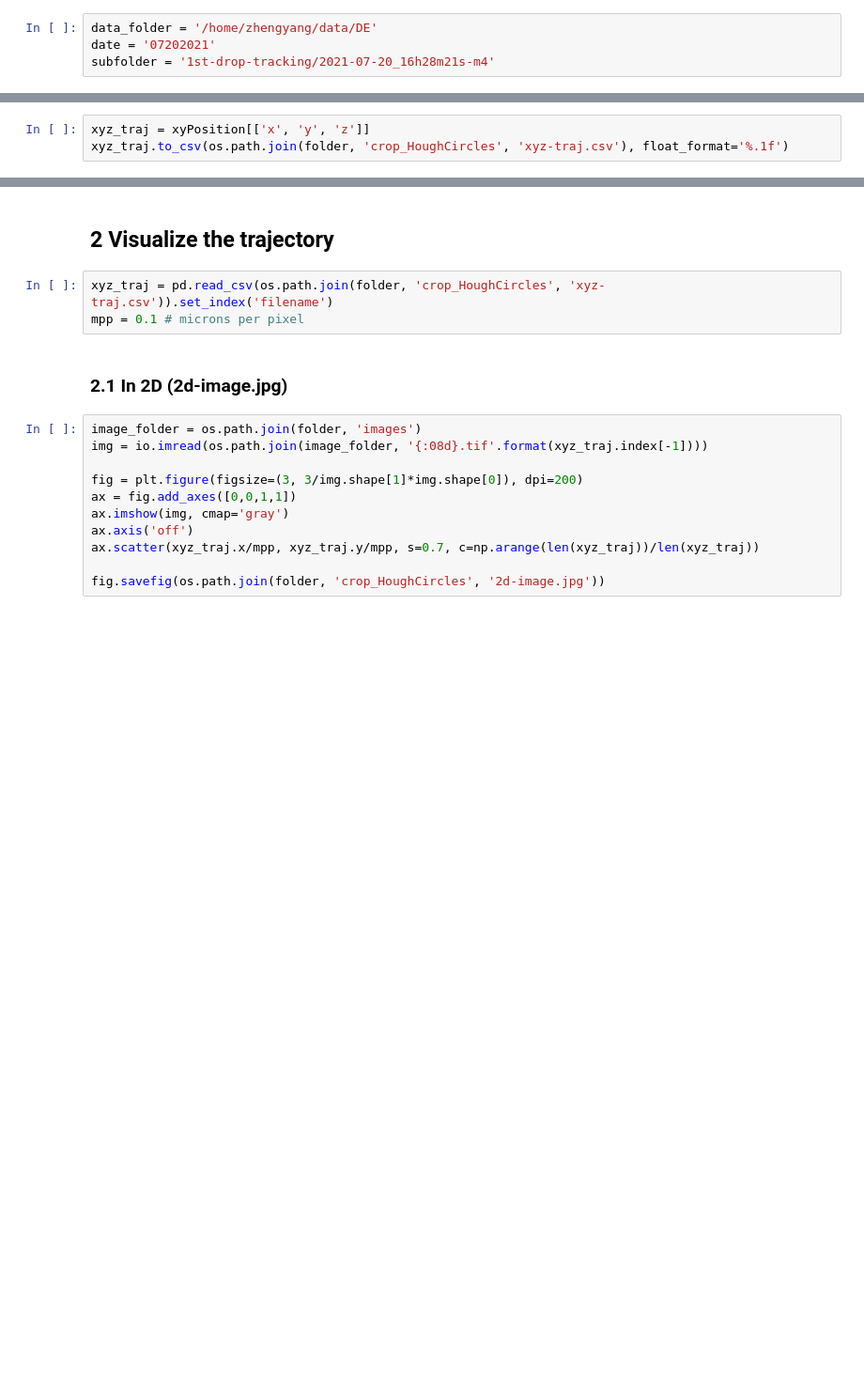
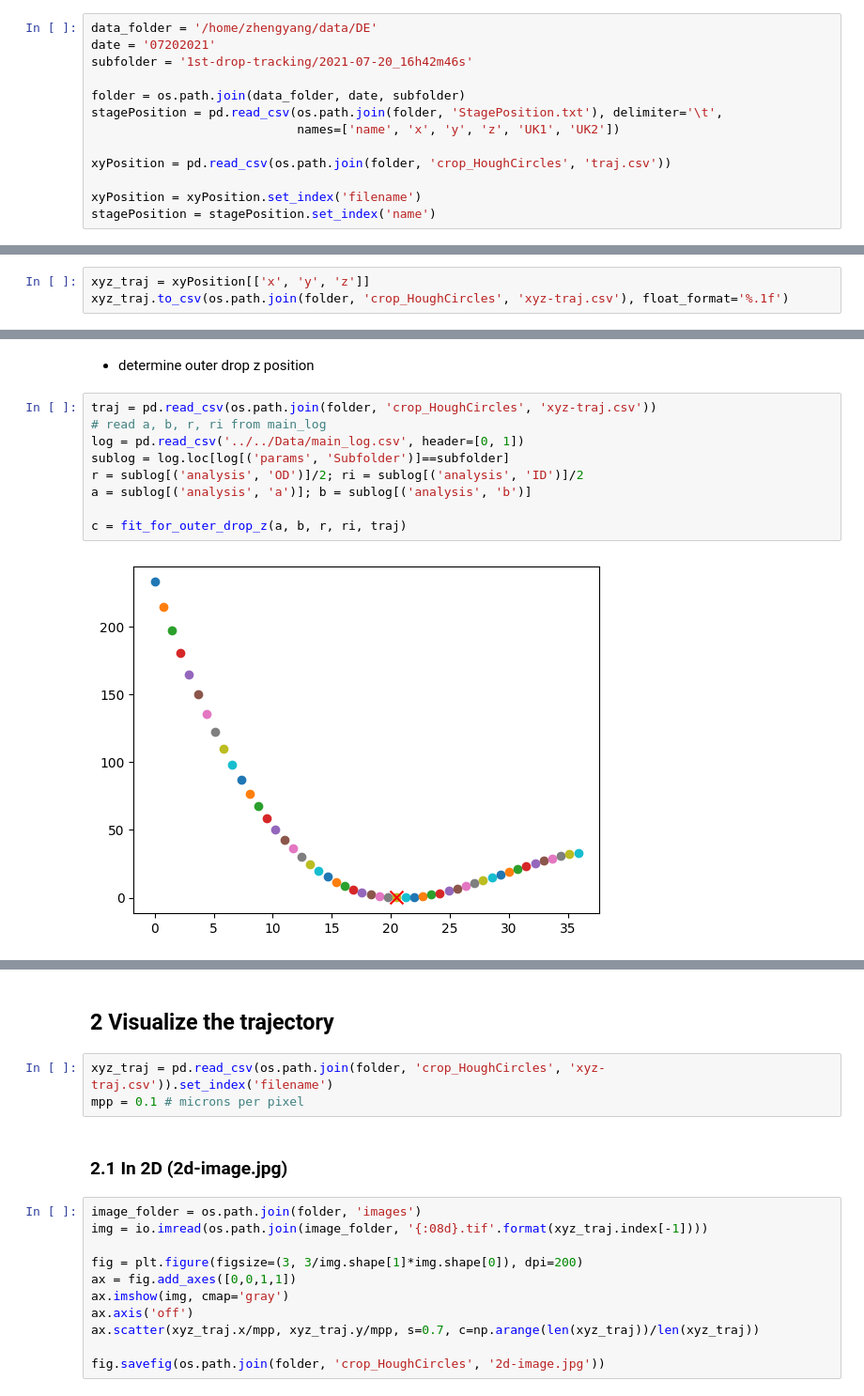
Before and after one commit to ZLoverty/DE, a Jupyter notebook: Code/Trajectory-analysis/3D trajectory.ipynb, the cells around one changed output, grey strips where cells are left out. Shown: that part at 94% size. Drawn from its saved outputs; the diff is of its cells as text; blank space fills up the shorter version.

```diff
--- a/Code/Trajectory-analysis/3D trajectory.ipynb
+++ b/Code/Trajectory-analysis/3D trajectory.ipynb
@@ -25,4 +24,13 @@ Save the combined trajectory.
 # %%
 data_folder = '/home/zhengyang/data/DE'
 date = '07202021'
-subfolder = '1st-drop-tracking/2021-07-20_16h28m21s-m4'
+subfolder = '1st-drop-tracking/2021-07-20_16h42m46s'
+
+folder = os.path.join(data_folder, date, subfolder)
+stagePosition = pd.read_csv(os.path.join(folder, 'StagePosition.txt'), delimiter='\t',
+                            names=['name', 'x', 'y', 'z', 'UK1', 'UK2'])
+
+xyPosition = pd.read_csv(os.path.join(folder, 'crop_HoughCircles', 'traj.csv'))
+
+xyPosition = xyPosition.set_index('filename')
+stagePosition = stagePosition.set_index('name')
@@ -64,0 +55,13 @@ xyz_traj.to_csv(os.path.join(folder, 'crop_HoughCircles', 'xyz-traj.csv'), float
+# %% [markdown]
+- determine outer drop z position
+# %%
+traj = pd.read_csv(os.path.join(folder, 'crop_HoughCircles', 'xyz-traj.csv'))
+# read a, b, r, ri from main_log
+log = pd.read_csv('../../Data/main_log.csv', header=[0, 1])
+sublog = log.loc[log[('params', 'Subfolder')]==subfolder]
+r = sublog[('analysis', 'OD')]/2; ri = sublog[('analysis', 'ID')]/2
+a = sublog[('analysis', 'a')]; b = sublog[('analysis', 'b')]
+
+c = fit_for_outer_drop_z(a, b, r, ri, traj)
+# %% [output]
+[figure, added]
```
Also changed, not shown: parts of 15 cells of this notebook, 2 other files.
